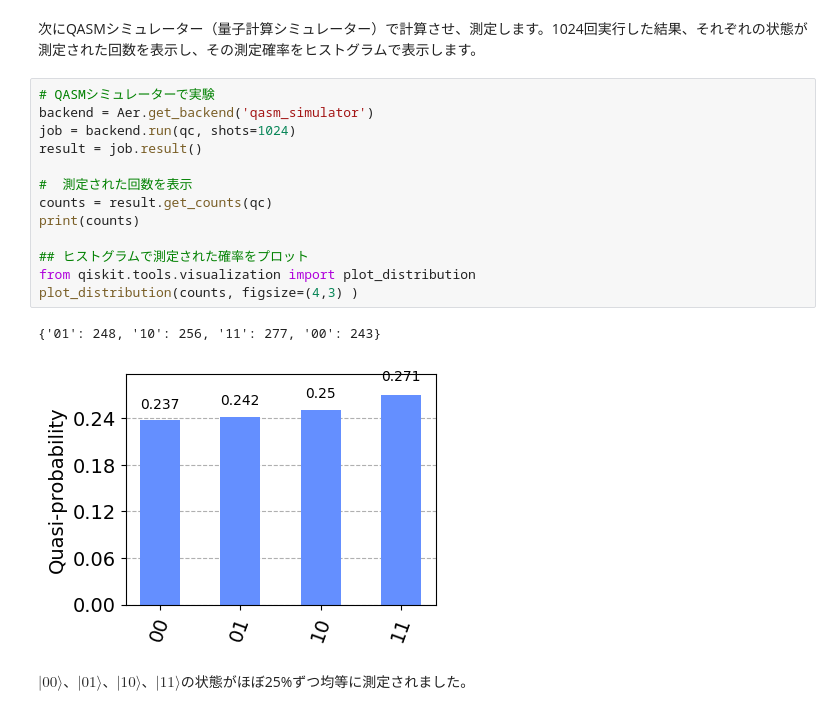
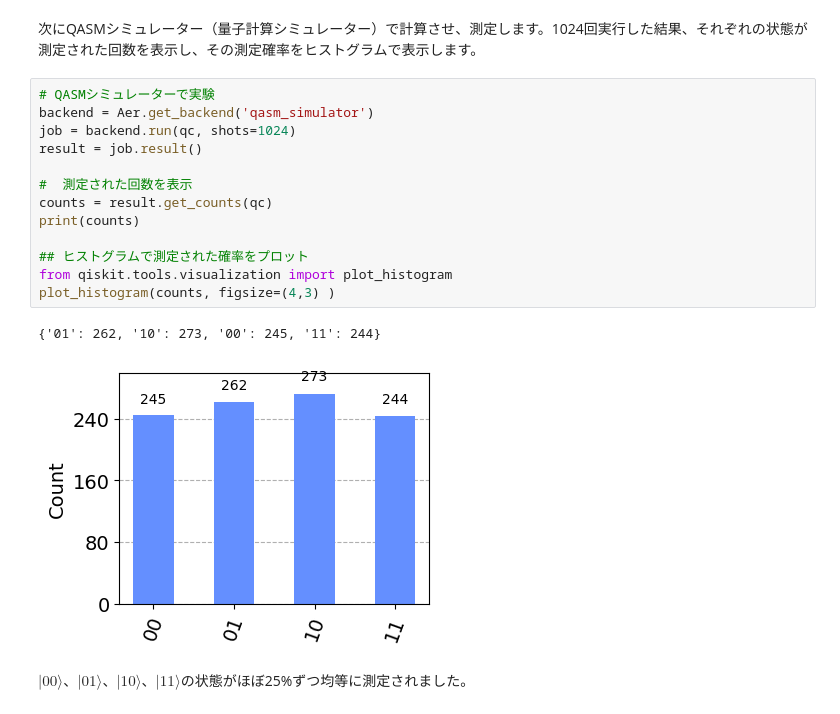
Before and after one commit to kifumi/qiskit-intro-2023, a Jupyter notebook: 20230626_intro.ipynb, the cells around one changed output. Drawn from its saved outputs; the diff is of its cells as text.

```diff
--- a/20230626_intro.ipynb
+++ b/20230626_intro.ipynb
@@ -233,19 +233,19 @@ qc.draw(output="mpl")
 # %%
 # QASMシミュレーターで実験
 backend = Aer.get_backend('qasm_simulator')
 job = backend.run(qc, shots=1024)
 result = job.result()
 
 #  測定された回数を表示
 counts = result.get_counts(qc)
 print(counts)
 
 ## ヒストグラムで測定された確率をプロット
-from qiskit.tools.visualization import plot_distribution
-plot_distribution(counts, figsize=(4,3) )
+from qiskit.tools.visualization import plot_histogram
+plot_histogram(counts, figsize=(4,3) )
 # %% [output]
-{'01': 248, '10': 256, '11': 277, '00': 243}
+{'01': 262, '10': 273, '00': 245, '11': 244}
-[figure, old version]
+[figure, new version]
 # %% [markdown]
 $|00\rangle$、$|01\rangle$、$|10\rangle$、$|11\rangle$の状態がほぼ25%ずつ均等に測定されました。
 # %% [markdown]
```
Also changed, not shown: parts of 2 cells of this notebook.
